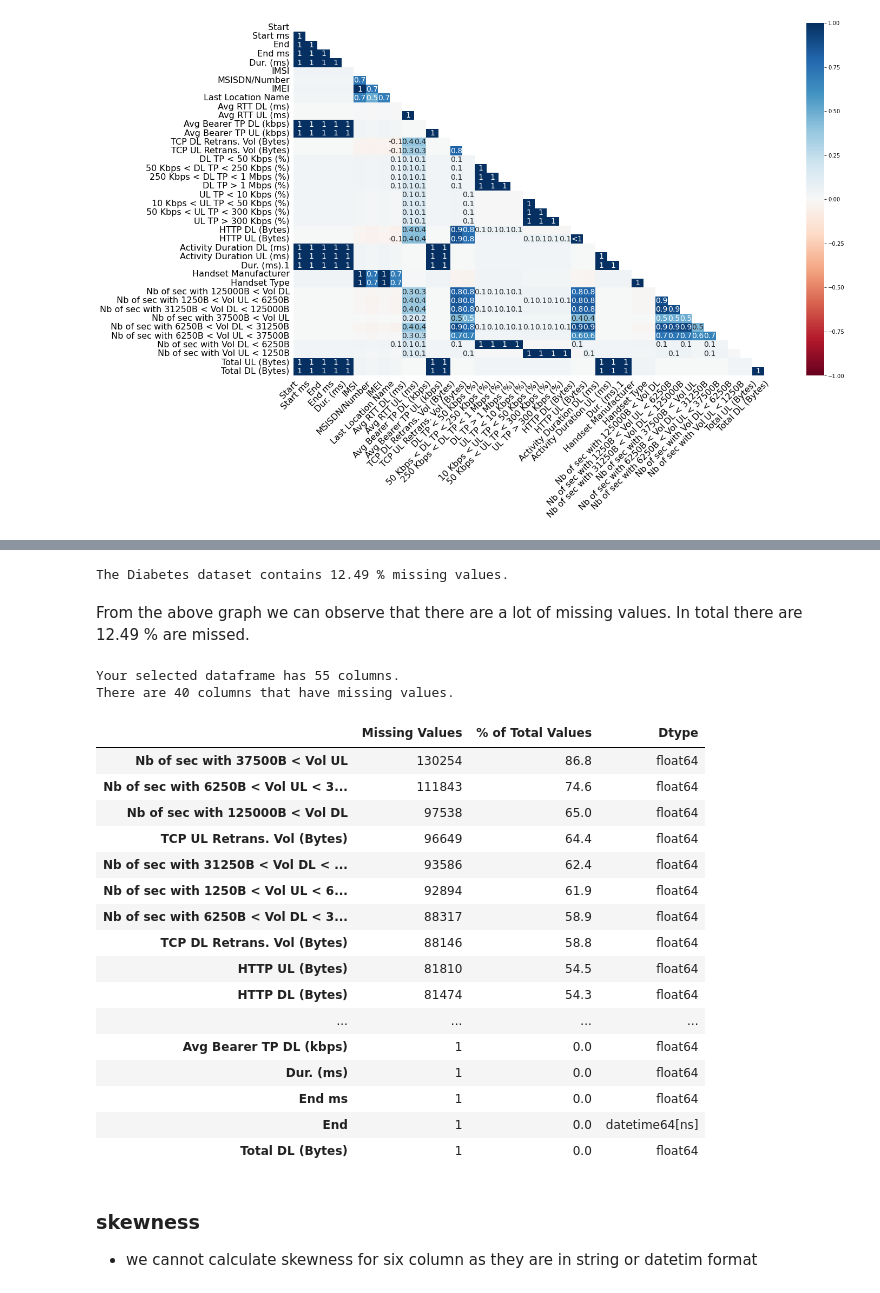
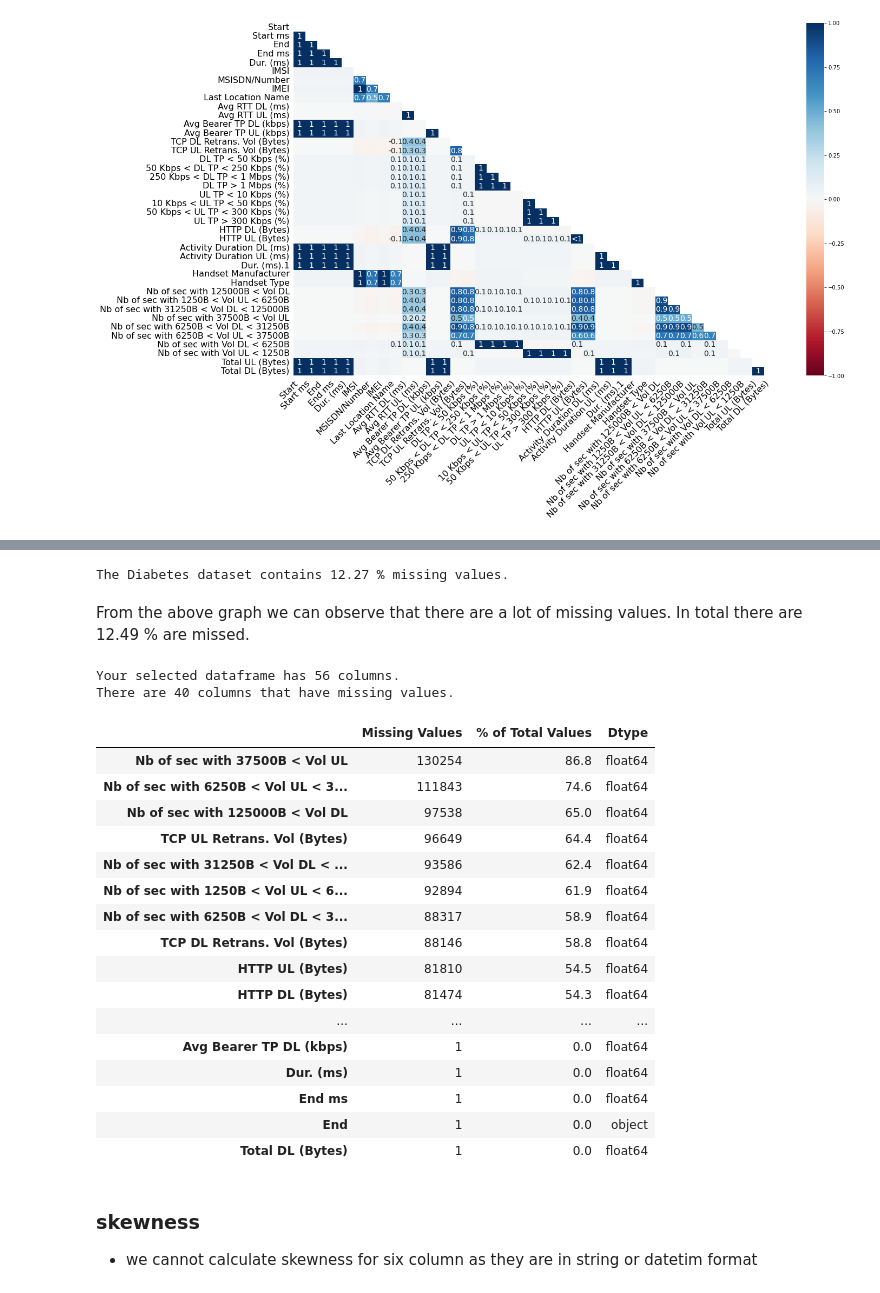
Before and after one commit to degagawolde/User-Analytics-Telecommunication-Industry, a Jupyter notebook: notebook/Data-Cleaning-Transforming-Extraction.ipynb, the cells around one changed output, grey strips where cells are left out. Drawn from its saved outputs; the diff is of its cells as text; code cells hidden in the pictures.

```diff
--- a/notebook/Data-Cleaning-Transforming-Extraction.ipynb
+++ b/notebook/Data-Cleaning-Transforming-Extraction.ipynb
@@ -143,35 +144,35 @@ msno.dendrogram(df_from_excell)
 # %%
 mising_info = MissingInformation(df_from_excell)
 # %%
-totalCells, missingCount, totalMissing = mising_info.percent_missing()
+totalCells, missingCount, totalMissing = mising_info.percent_missing(df_from_excell)
 print("The Diabetes dataset contains", round(
     ((totalMissing/totalCells) * 100), 2), "%", "missing values.")
 # %% [output]
-The Diabetes dataset contains 12.49 % missing values.
+The Diabetes dataset contains 12.27 % missing values.
 # %% [markdown]
 From the above graph we can observe that there are a lot of missing values. In total there are 12.49 % are missed.
 # %%
-mis_val_table_ren_columns = mising_info.missing_values_table()
+mis_val_table_ren_columns = mising_info.missing_values_table(df_from_excell)
 mis_val_table_ren_columns
 # %% [output]
-Your selected dataframe has 55 columns.
+Your selected dataframe has 56 columns.
 There are 40 columns that have missing values.
 |  | Missing Values | % of Total Values | Dtype |
 | Nb of sec with 37500B < Vol UL | 130254 | 86.8 | float64 |
 | Nb of sec with 6250B < Vol UL < 3... | 111843 | 74.6 | float64 |
 | Nb of sec with 125000B < Vol DL | 97538 | 65.0 | float64 |
 | TCP UL Retrans. Vol (Bytes) | 96649 | 64.4 | float64 |
 | Nb of sec with 31250B < Vol DL < ... | 93586 | 62.4 | float64 |
 | Nb of sec with 1250B < Vol UL < 6... | 92894 | 61.9 | float64 |
 | Nb of sec with 6250B < Vol DL < 3... | 88317 | 58.9 | float64 |
 | TCP DL Retrans. Vol (Bytes) | 88146 | 58.8 | float64 |
 | HTTP UL (Bytes) | 81810 | 54.5 | float64 |
 | HTTP DL (Bytes) | 81474 | 54.3 | float64 |
 | ... | ... | ... | ... |
 | Avg Bearer TP DL (kbps) | 1 | 0.0 | float64 |
 | Dur. (ms) | 1 | 0.0 | float64 |
 | End ms | 1 | 0.0 | float64 |
-| End | 1 | 0.0 | datetime64[ns] |
+| End | 1 | 0.0 | object |
 | Total DL (Bytes) | 1 | 0.0 | float64 |
 # %% [markdown]
 ### skewness
```
Also changed, not shown: parts of 21 cells of this notebook, 6 other files.
